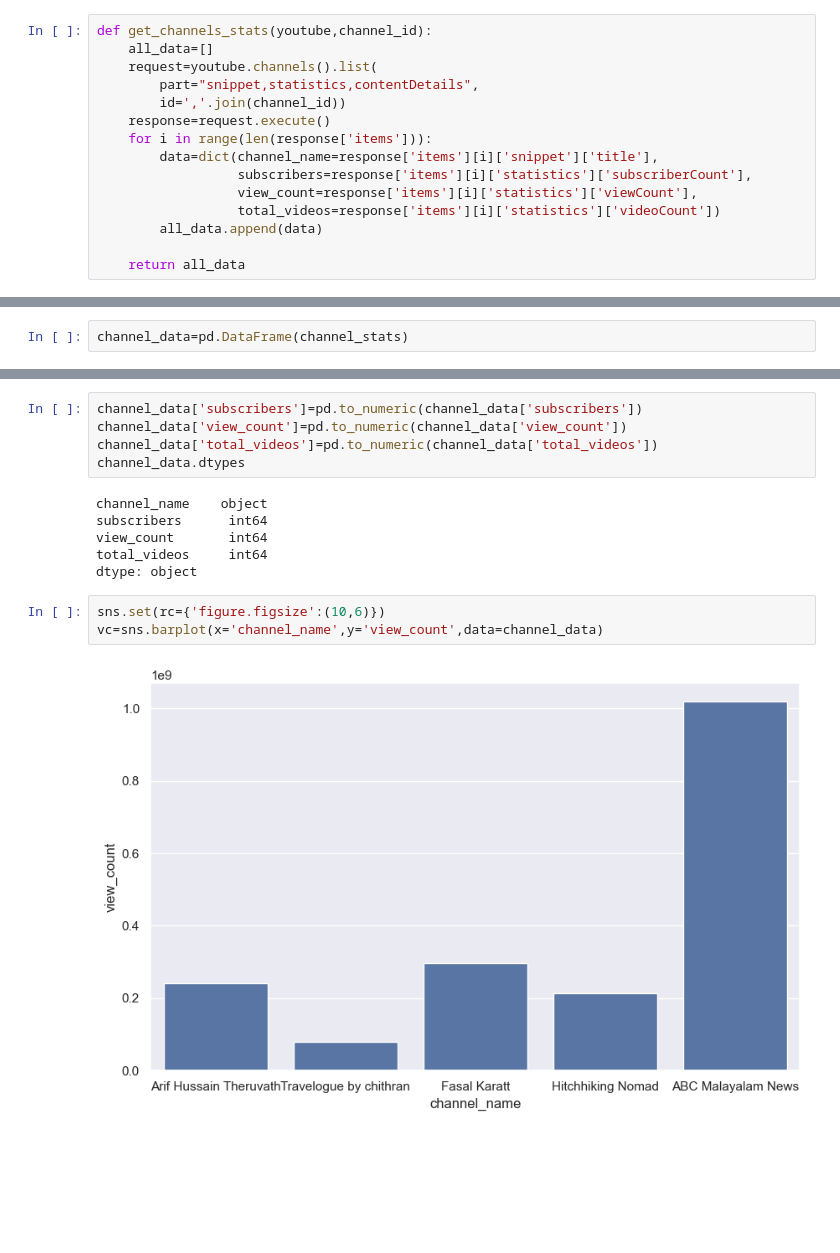
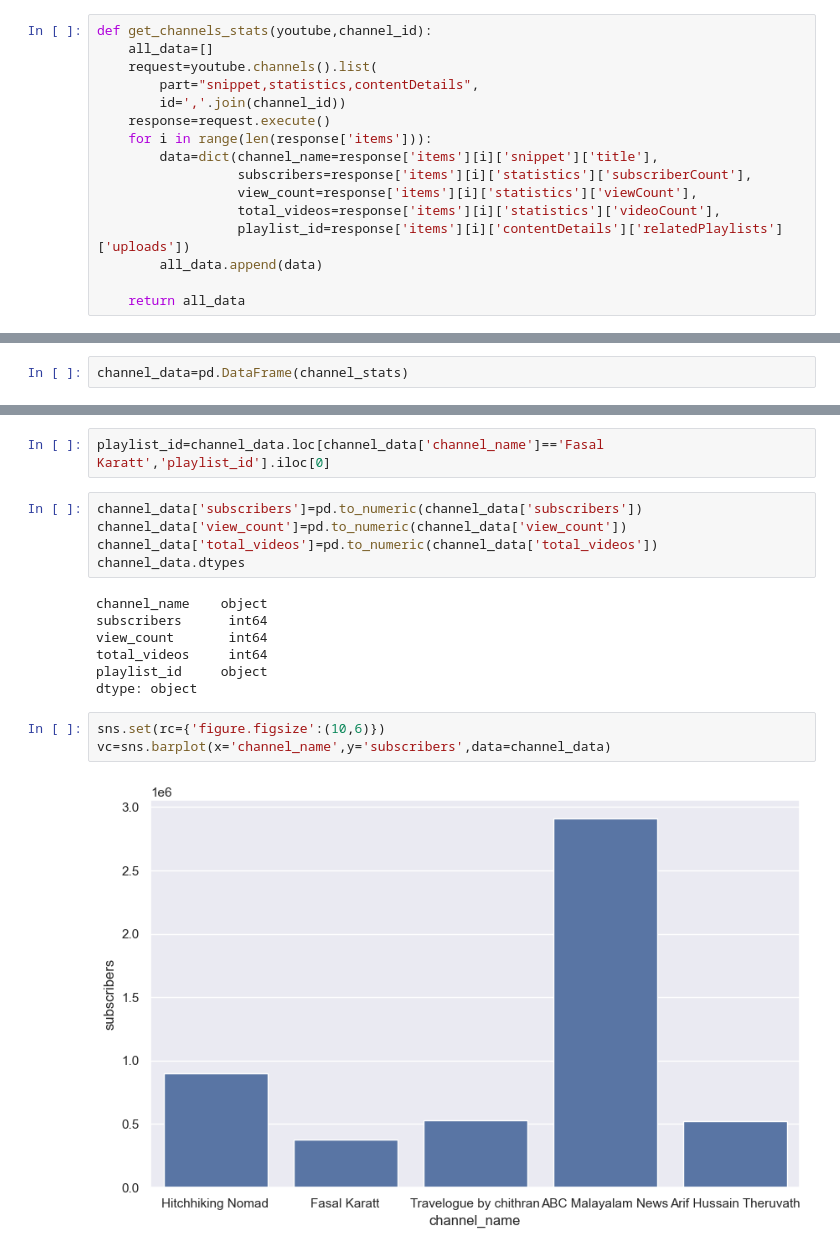
Before and after one commit to junaidkaratt/Youtube_analysis, a Jupyter notebook: index.ipynb, the cells around one changed output, grey strips where cells are left out. Drawn from its saved outputs; the diff is of its cells as text; blank space fills up the shorter version.

```diff
--- a/index.ipynb
+++ b/index.ipynb
@@ -22,7 +22,8 @@ def get_channels_stats(youtube,channel_id):
         data=dict(channel_name=response['items'][i]['snippet']['title'],
                   subscribers=response['items'][i]['statistics']['subscriberCount'],
                   view_count=response['items'][i]['statistics']['viewCount'],
-                  total_videos=response['items'][i]['statistics']['videoCount'])
+                  total_videos=response['items'][i]['statistics']['videoCount'],
+                  playlist_id=response['items'][i]['contentDetails']['relatedPlaylists']['uploads'])
         all_data.append(data)
 
     return all_data
@@ -42,3 +43,5 @@ channel_data
+# %%
+playlist_id=channel_data.loc[channel_data['channel_name']=='Fasal Karatt','playlist_id'].iloc[0]
 # %%
 channel_data['subscribers']=pd.to_numeric(channel_data['subscribers'])
 channel_data['view_count']=pd.to_numeric(channel_data['view_count'])
@@ -49,9 +52,10 @@ channel_name    object
 subscribers      int64
 view_count       int64
 total_videos     int64
+playlist_id     object
 dtype: object
 # %%
 sns.set(rc={'figure.figsize':(10,6)})
-vc=sns.barplot(x='channel_name',y='view_count',data=channel_data)
+vc=sns.barplot(x='channel_name',y='subscribers',data=channel_data)
 # %% [output]
-[figure, old version]
+[figure, new version]
```
Also changed, not shown: parts of 8 cells of this notebook.
